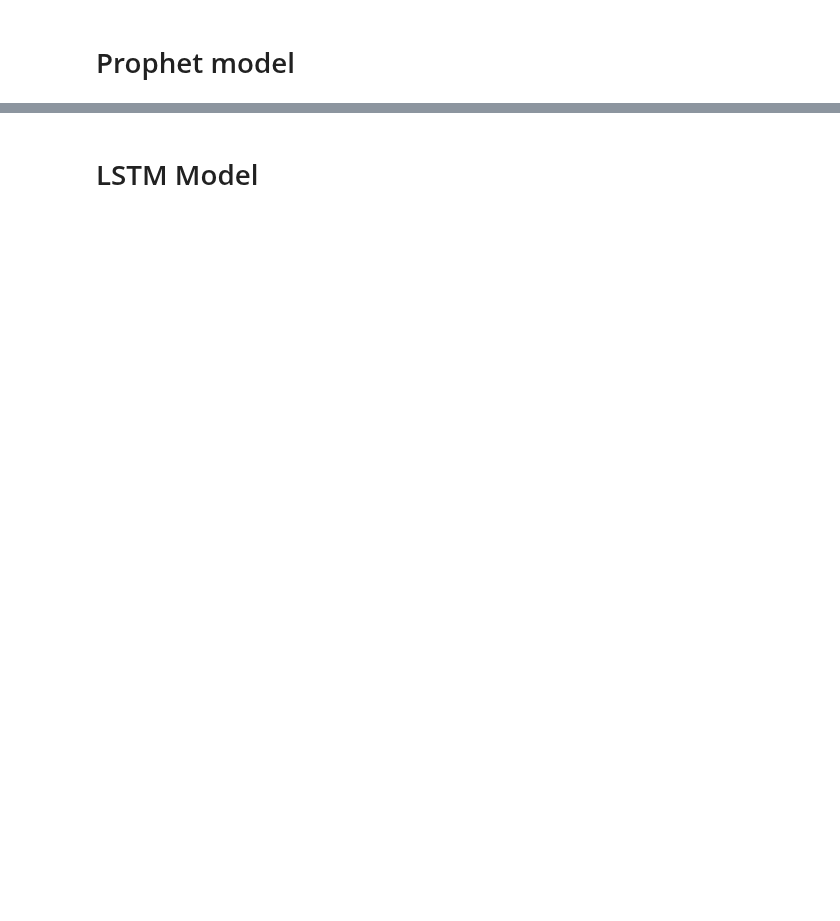
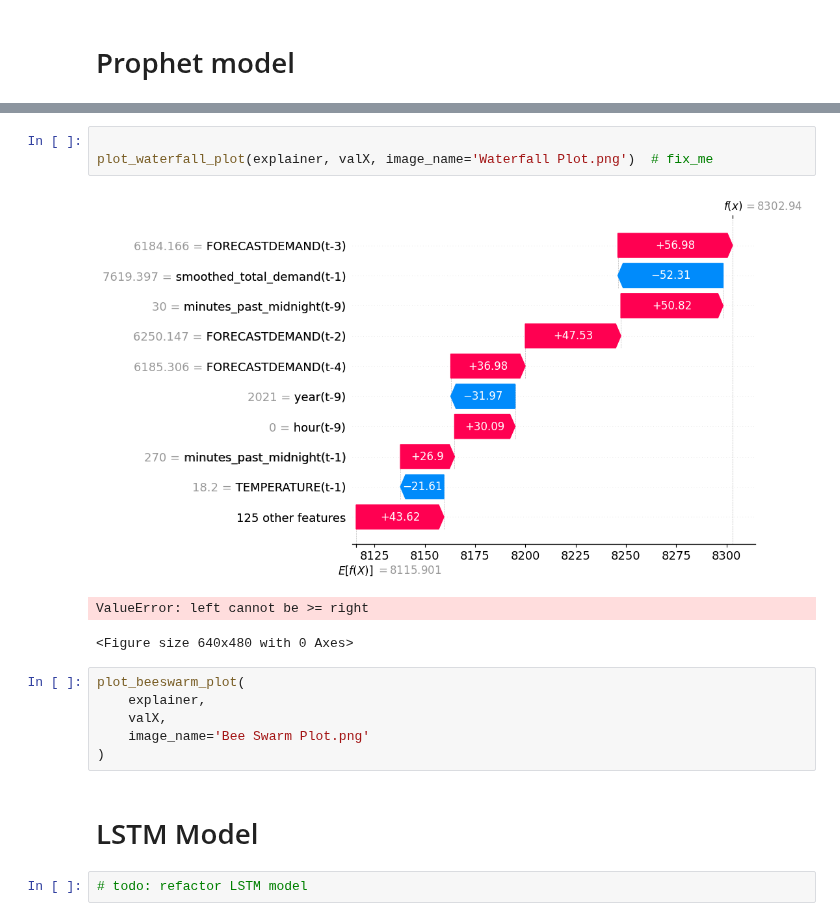
Before and after one commit to mkingopng/electricity_demand_forecasting, a Jupyter notebook: src/modelling_notebook.ipynb, the cells around one changed output, grey strips where cells are left out. Cells and saved outputs as stored; diff of their text form; blank space fills up the shorter version.

```diff
--- a/src/modelling_notebook.ipynb
+++ b/src/modelling_notebook.ipynb
@@ -28,2 +91,17 @@ Validation MAE: 113.22132925984326
+# %%
+
+plot_waterfall_plot(explainer, valX, image_name='Waterfall Plot.png')  # fix_me
+# %% [output]
+[figure, added]
+ValueError: left cannot be >= right
+<Figure size 640x480 with 0 Axes>
+# %%
+plot_beeswarm_plot(
+    explainer,
+    valX,
+    image_name='Bee Swarm Plot.png'
+)
 # %% [markdown]
 # LSTM Model
+# %%
+# todo: refactor LSTM model
```
Also changed, not shown: parts of 21 cells of this notebook, 26 other files.
